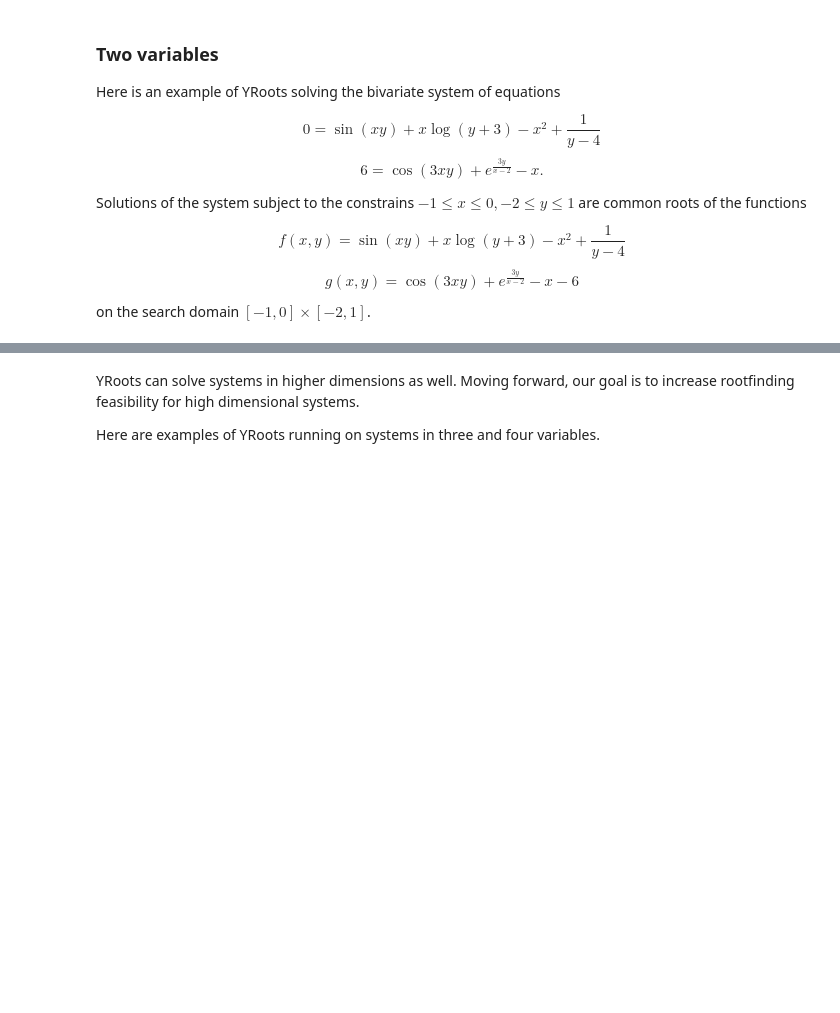
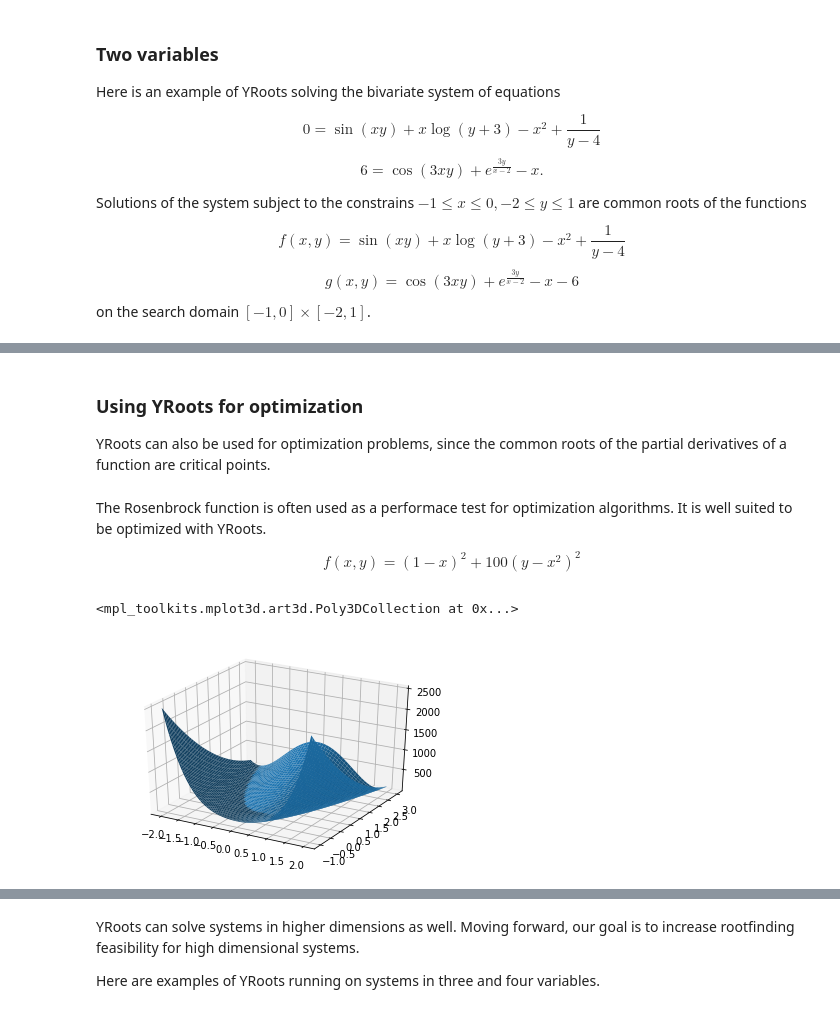
Before and after one commit to tylerjarvis/RootFinding, a Jupyter notebook: DemoNotebook.ipynb, the cells around one changed output, grey strips where cells are left out. Cells and saved outputs as stored; diff of their text form; code cells hidden in the pictures; blank space fills up the shorter version.

```diff
--- a/DemoNotebook.ipynb
+++ b/DemoNotebook.ipynb
@@ -123,0 +163,27 @@ The percent solved by each was [4.110e+00 7.963e+01 1.619e+01 7.000e-02]
+# %% [markdown]
+### Using YRoots for optimization
+
+YRoots can also be used for optimization problems, since the common roots of the partial derivatives of a function are critical points.
+# %% [markdown]
+The Rosenbrock function is often used as a performace test for optimization algorithms. It is well suited to be optimized with YRoots.
+
+$$f(x,y) = (1-x)^2 + 100(y-x^2)^2$$
+# %%
+#define function
+f = lambda x,y: (1-x)**2 + 100*(y-x**2)**2
+
+#partial derivatives
+fx = lambda x,y: 2*(x-1) + 200*(y-x**2)*(-2*x)
+fy = lambda x,y: 200*(y-x**2)
+# %%
+#3D plot of the function to optimize
+x = np.linspace(-2,2, 1000)
+y = np.linspace(-1,3, 1000)
+X, Y = np.meshgrid(x, y)
+
+fig = plt.figure()
+ax = fig.add_subplot(1,1,1, projection='3d')
+ax.plot_surface(X, Y, f(X,Y))
+# %% [output]
+<mpl_toolkits.mplot3d.art3d.Poly3DCollection at 0x...>
+[figure, added]
```
Also changed, not shown: parts of 37 cells of this notebook.
